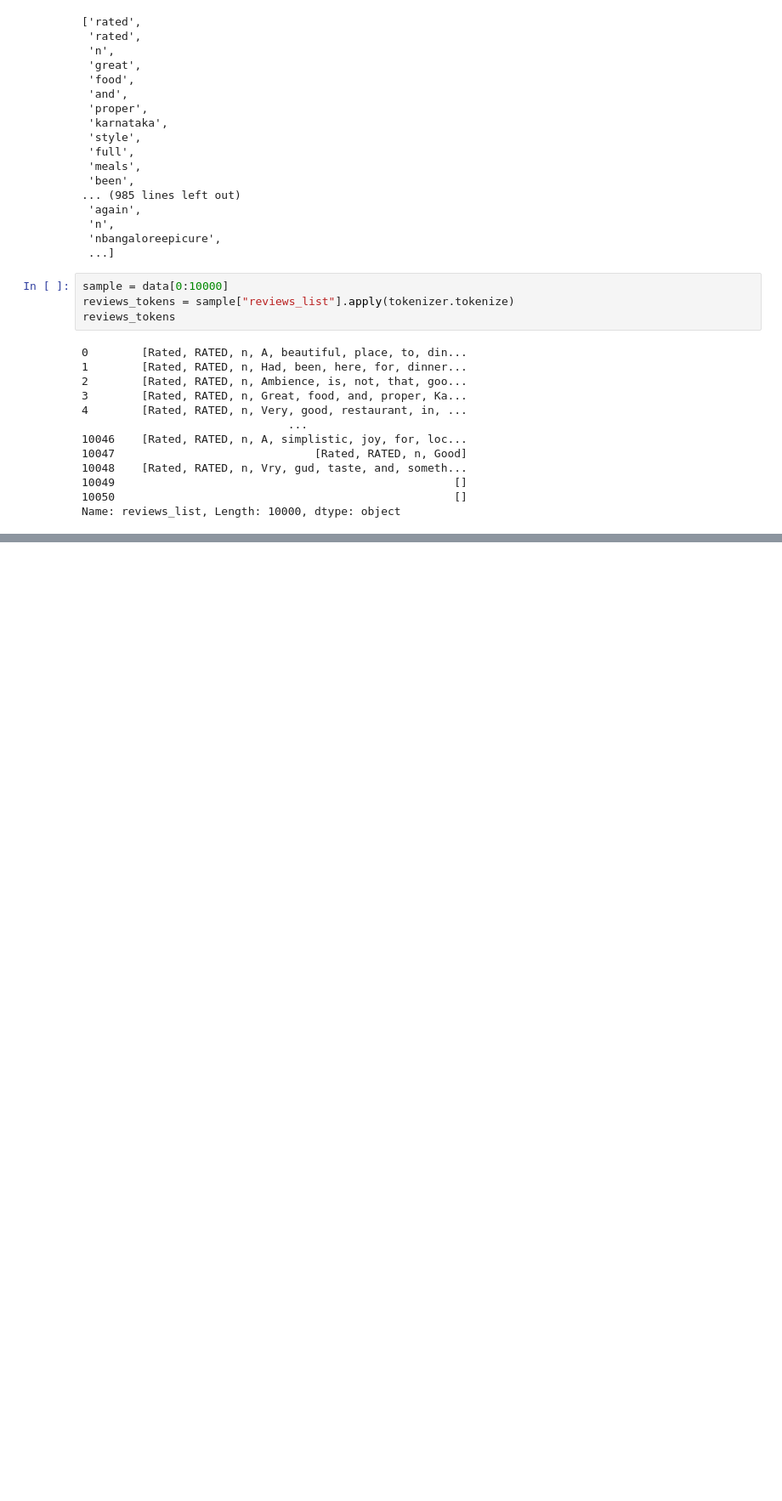
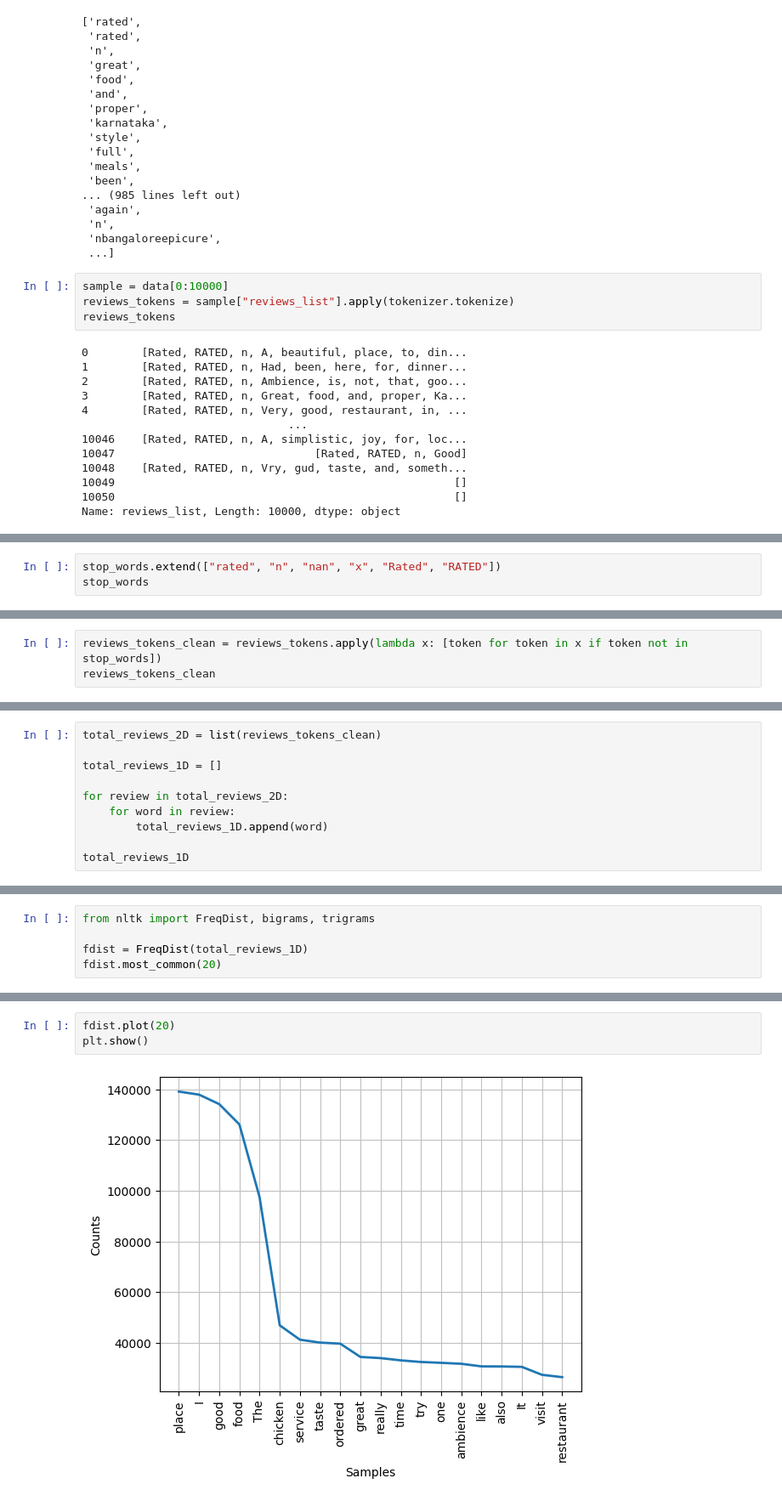
Before and after one commit to astoncrawley/food-delivery-service, a Jupyter notebook: notebooks/food-delivery-analysis.ipynb, the cells around one changed output, grey strips where cells are left out. Shown at 85% size. Drawn from its saved outputs; the diff is of its cells as text; blank space fills up the shorter version.

```diff
--- a/notebooks/food-delivery-analysis.ipynb
+++ b/notebooks/food-delivery-analysis.ipynb
@@ -311,0 +362,3 @@ Name: reviews_list, Length: 10000, dtype: object
+# %%
+stop_words.extend(["rated", "n", "nan", "x", "Rated", "RATED"])
+stop_words
@@ -311,0 +383,3 @@ Name: reviews_list, Length: 10000, dtype: object
+# %%
+reviews_tokens_clean = reviews_tokens.apply(lambda x: [token for token in x if token not in stop_words])
+reviews_tokens_clean
@@ -311,0 +399,10 @@ Name: reviews_list, Length: 10000, dtype: object
+# %%
+total_reviews_2D = list(reviews_tokens_clean)
+
+total_reviews_1D = []
+
+for review in total_reviews_2D:
+    for word in review:
+        total_reviews_1D.append(word)
+
+total_reviews_1D
@@ -311,0 +427,5 @@ Name: reviews_list, Length: 10000, dtype: object
+# %%
+from nltk import FreqDist, bigrams, trigrams
+
+fdist = FreqDist(total_reviews_1D)
+fdist.most_common(20)
@@ -311,0 +453,5 @@ Name: reviews_list, Length: 10000, dtype: object
+# %%
+fdist.plot(20)
+plt.show()
+# %% [output]
+[figure, added]
```
Also changed, not shown: parts of 37 cells of this notebook.
